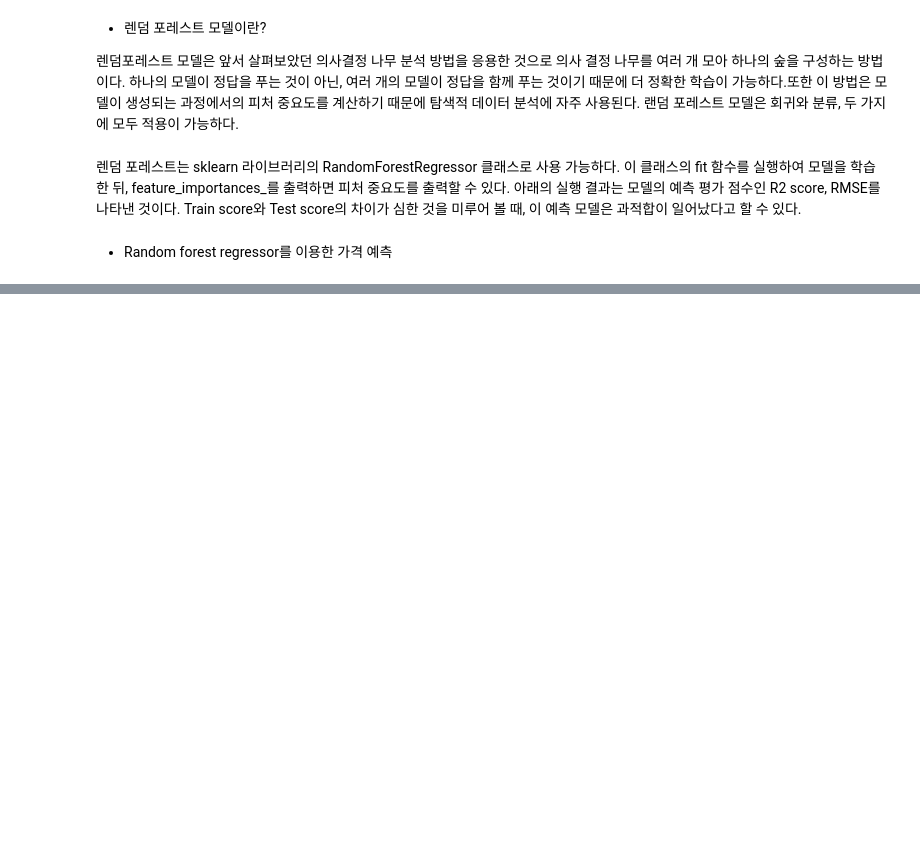
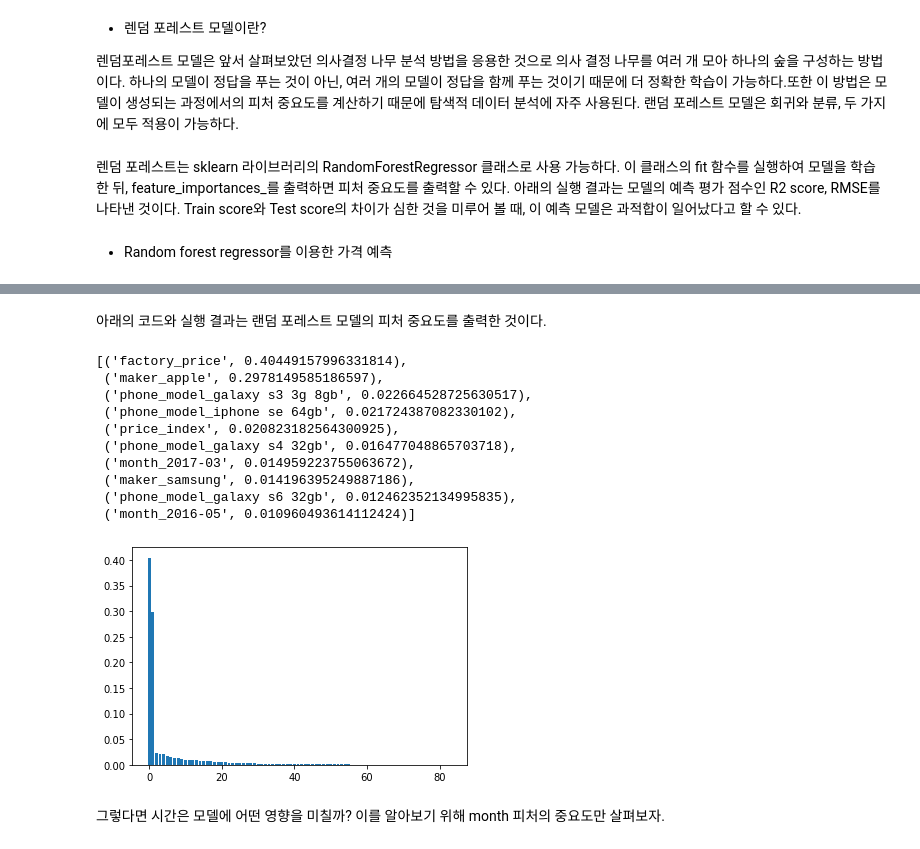
Before and after one commit to jaeyoon89/python_data_analysis, a Jupyter notebook: ch5-1_used_phone_price_prediction.ipynb, the cells around one changed output, grey strips where cells are left out. Cells and saved outputs as stored; diff of their text form; code cells hidden in the pictures; blank space fills up the shorter version.

Commit message:
data_analysis_ch5-1_used_phone_price_prd

```diff
--- a/ch5-1_used_phone_price_prediction.ipynb
+++ b/ch5-1_used_phone_price_prediction.ipynb
@@ -201,0 +202,26 @@ R^2 train: 0.781, test: 0.682
+# %% [markdown]
+아래의 코드와 실행 결과는 랜덤 포레스트 모델의 피처 중요도를 출력한 것이다.
+# %%
+# 학습한 모델의 피처 중요도를 그래프로 살펴본다.
+importances = forest.feature_importances_
+indices = np.argsort(importances)[::-1]
+plt.bar(range(X.shape[1]), importances[indices])
+
+# 학습한 모델의 피처 중요도를 출력한다.
+feat_labels = X.columns.tolist()
+feature = list(zip(feat_labels, forest.feature_importances_))
+sorted(feature, key=lambda tup: tup[1], reverse=True)[:10]
+# %% [output]
+[('factory_price', 0.40449157996331814),
+ ('maker_apple', 0.2978149585186597),
+ ('phone_model_galaxy s3 3g 8gb', 0.022664528725630517),
+ ('phone_model_iphone se 64gb', 0.021724387082330102),
+ ('price_index', 0.020823182564300925),
+ ('phone_model_galaxy s4 32gb', 0.016477048865703718),
+ ('month_2017-03', 0.014959223755063672),
+ ('maker_samsung', 0.014196395249887186),
+ ('phone_model_galaxy s6 32gb', 0.012462352134995835),
+ ('month_2016-05', 0.010960493614112424)]
+[figure, added]
+# %% [markdown]
+그렇다면 시간은 모델에 어떤 영향을 미칠까? 이를 알아보기 위해 month 피처의 중요도만 살펴보자.
```
Also changed, not shown: parts of 10 cells of this notebook.
